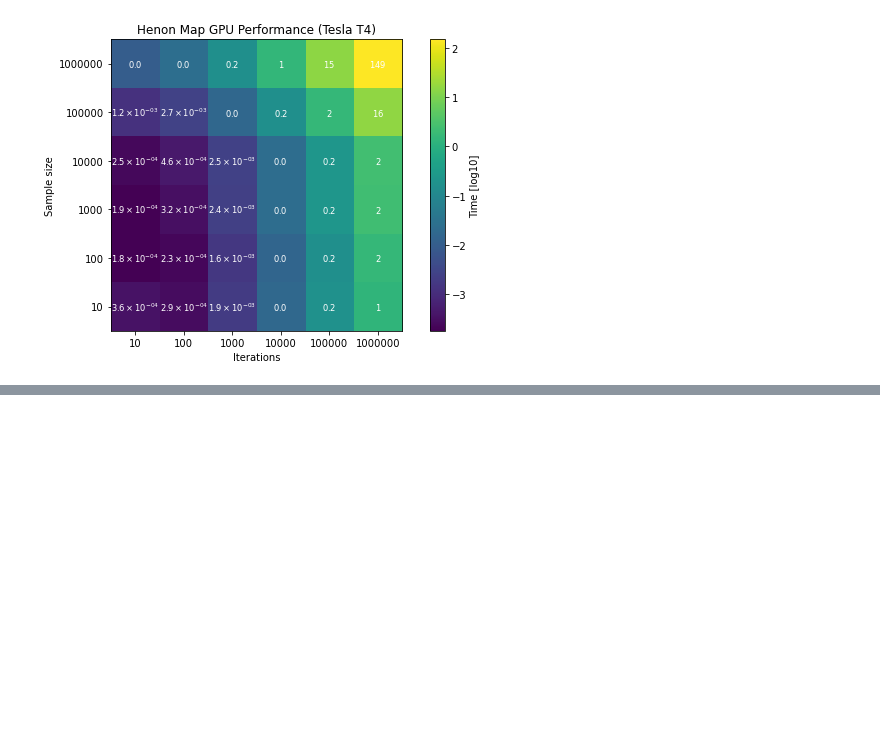
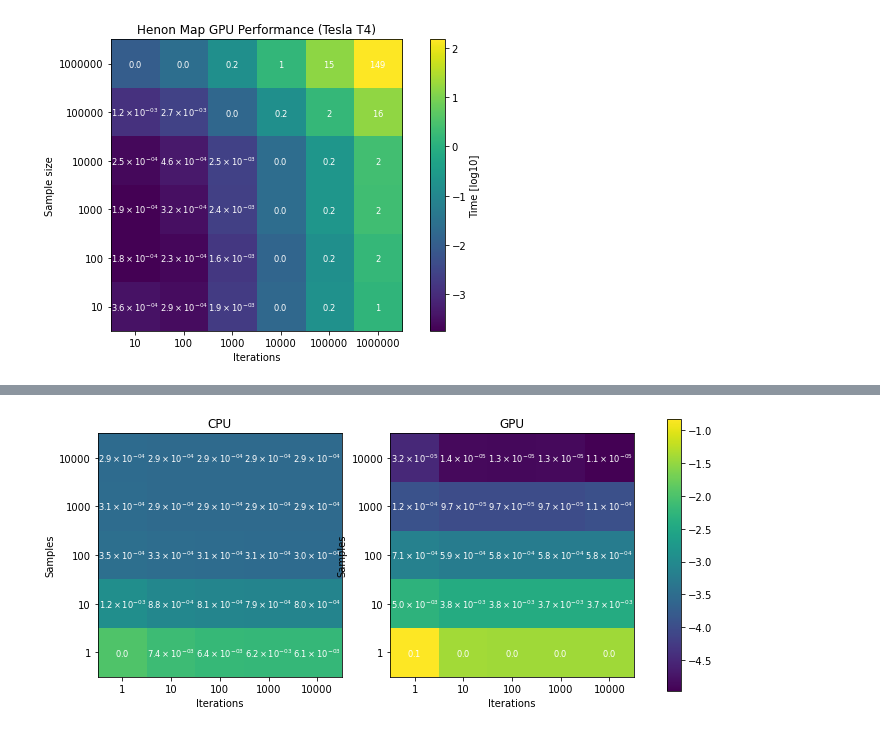
Before and after one commit to carlidel/definitive_dyn_indicators, a Jupyter notebook: notebooks/perrformance_plot.ipynb, the cells around one changed output, grey strips where cells are left out. Cells and saved outputs as stored; diff of their text form; code cells hidden in the pictures; blank space fills up the shorter version.

```diff
--- a/notebooks/perrformance_plot.ipynb
+++ b/notebooks/perrformance_plot.ipynb
@@ -214,0 +233,4 @@ plt.tight_layout()
+# %%
+# cycle through the dataframe rows
+for row in cpu_normed_df.index:
+    cpu_normed_df.loc[row] = cpu_normed_df.loc[row] / float(row)
@@ -214,0 +247,4 @@ plt.tight_layout()
+# %%
+# open a csv file and read it into a dataframe
+gpu_df = pd.read_pickle('../data/lhc_time_data_GPU.pkl')
+gpu_normed_df = gpu_df.copy()
@@ -214,0 +261,8 @@ plt.tight_layout()
+# %%
+# cycle through the dataframe columns
+for col in gpu_normed_df.columns[1:]:
+    gpu_normed_df[col] = gpu_normed_df[col] / float(col)
+# %%
+# cycle through the dataframe rows
+for row in gpu_normed_df.index:
+    gpu_normed_df.loc[row] = gpu_normed_df.loc[row] / float(row)
@@ -214,0 +279,45 @@ plt.tight_layout()
+# %%
+fig, (ax1, ax2) = plt.subplots(1, 2, figsize=(12, 5))
+
+# get minimum and maximum values from the dataframe
+min_val = np.log10(min(cpu_normed_df.min().min(), gpu_normed_df.min().min()))
+max_val = np.log10(max(cpu_normed_df.max().max(), gpu_normed_df.max().max()))
+
+img = ax1.imshow(np.log10(cpu_normed_df), origin="lower", vmin=min_val, vmax=max_val, cmap="viridis")
+ax1.set_title("CPU")
+ax1.set_xlabel("Iterations")
+ax1.set_ylabel("Samples")
+
+# set x and y ticks using the dataframe index and column names
+ax1.set_xticks(np.arange(len(cpu_normed_df.columns)))
+ax1.set_xticklabels(cpu_normed_df.columns)
+ax1.set_yticks(np.arange(len(cpu_normed_df.index)))
+ax1.set_yticklabels(cpu_normed_df.index)
+
+ax2.imshow(np.log10(gpu_normed_df), origin="lower", vmin=min_val, vmax=max_val, cmap="viridis")
+ax2.set_title("GPU")
+ax2.set_xlabel("Iterations")
+ax2.set_ylabel("Samples")
+
+# set x and y ticks using the dataframe index and column names
+ax2.set_xticks(np.arange(len(gpu_normed_df.columns)))
+ax2.set_xticklabels(gpu_normed_df.columns)
+ax2.set_yticks(np.arange(len(gpu_normed_df.index)))
+ax2.set_yticklabels(gpu_normed_df.index)
+
+# add common colorbar
+fig.colorbar(img, ax=[ax1, ax2])
+
+# write the values of the heatmap to the plot
+for i in range(len(cpu_normed_df.index)):
+    for j in range(len(cpu_normed_df.columns)):
+        ax1.text(j, i, print_number(
+            cpu_normed_df.iloc[i, j]), ha="center", va="center", color="w", fontsize="small")
+
+# write the values of the heatmap to the plot
+for i in range(len(gpu_normed_df.index)):
+    for j in range(len(gpu_normed_df.columns)):
+        ax2.text(j, i, print_number(
+            gpu_normed_df.iloc[i, j]), ha="center", va="center", color="w", fontsize="small")
+# %% [output]
+[figure, added]
```
Also changed, not shown: parts of 13 cells of this notebook, 17 other files.
